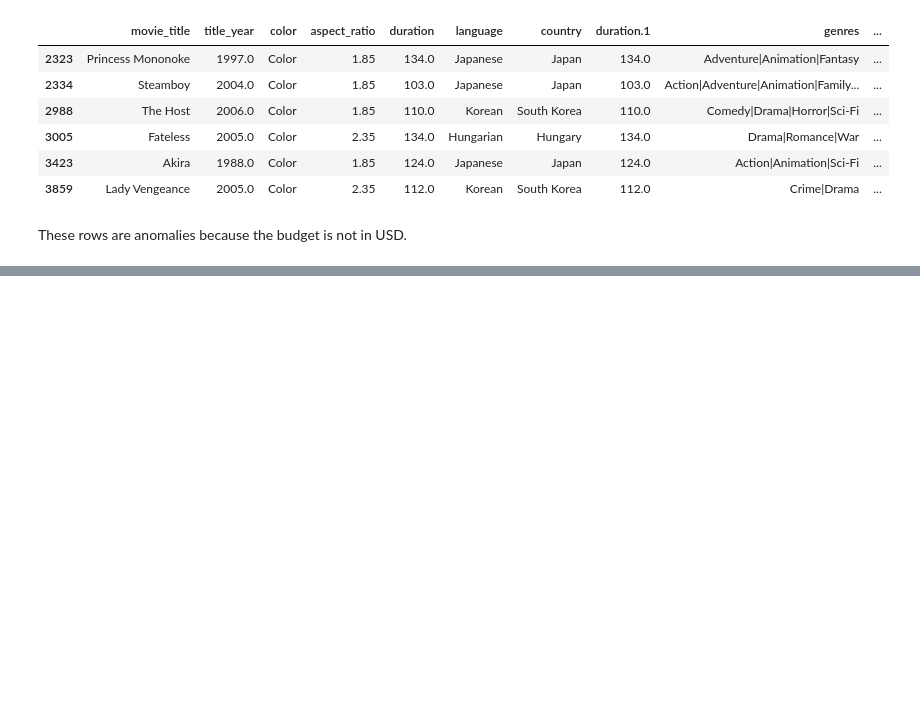
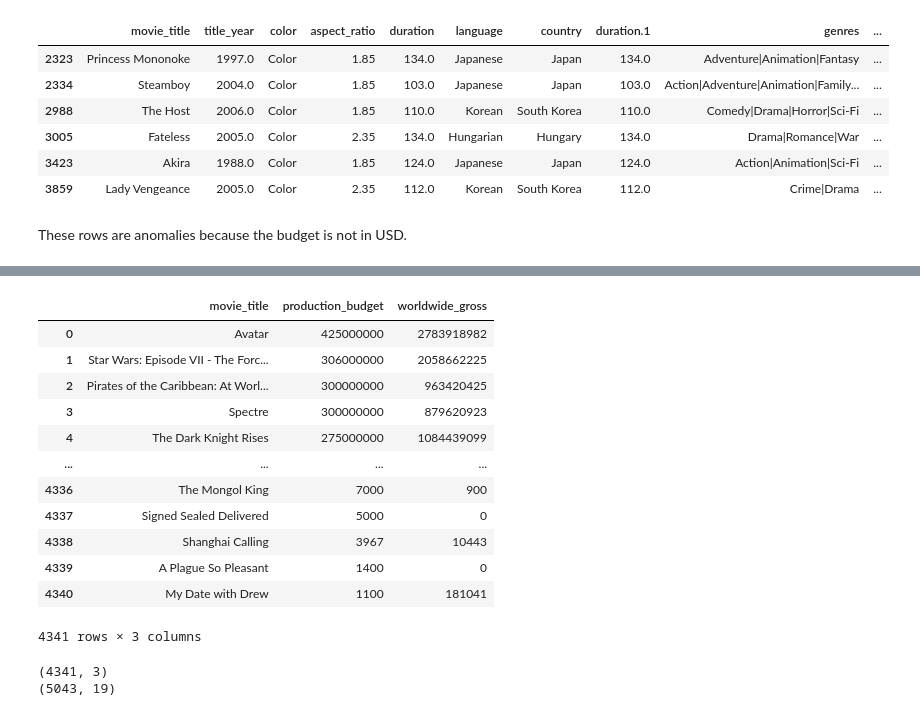
Before and after one commit to ivanmtoroc/scipy-intro, a Jupyter notebook: data_preparation.ipynb, the cells around one changed output, grey strips where cells are left out. Saved outputs shown, nothing was run; the diff lists cells and outputs as text; code cells hidden in the pictures; blank space fills up the shorter version.

```diff
--- a/data_preparation.ipynb
+++ b/data_preparation.ipynb
@@ -270,0 +292,26 @@ These rows are anomalies because the budget is not in USD.
+# %%
+# Get only the important features
+financials = financials[['movie_title', 'production_budget', 'worldwide_gross']]
+financials['movie_title'] = financials['movie_title'].str.strip()
+financials
+# %% [output]
+|  | movie_title | production_budget | worldwide_gross |
+| 0 | Avatar | 425000000 | 2783918982 |
+| 1 | Star Wars: Episode VII - The Forc... | 306000000 | 2058662225 |
+| 2 | Pirates of the Caribbean: At Worl... | 300000000 | 963420425 |
+| 3 | Spectre | 300000000 | 879620923 |
+| 4 | The Dark Knight Rises | 275000000 | 1084439099 |
+| ... | ... | ... | ... |
+| 4336 | The Mongol King | 7000 | 900 |
+| 4337 | Signed Sealed Delivered | 5000 | 0 |
+| 4338 | Shanghai Calling | 3967 | 10443 |
+| 4339 | A Plague So Pleasant | 1400 | 0 |
+| 4340 | My Date with Drew | 1100 | 181041 |
+4341 rows × 3 columns
+# %%
+# Number of records in each dataset
+print(financials.shape)
+print(movies.shape)
+# %% [output]
+(4341, 3)
+(5043, 19)
```
Also changed, not shown: parts of 7 cells of this notebook, 2 other files.
